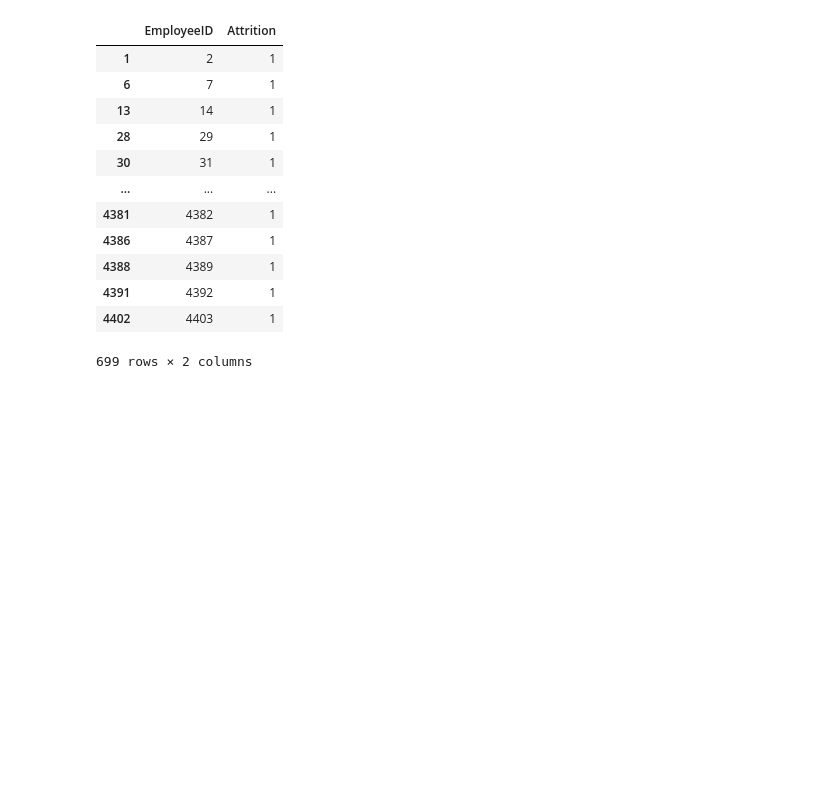
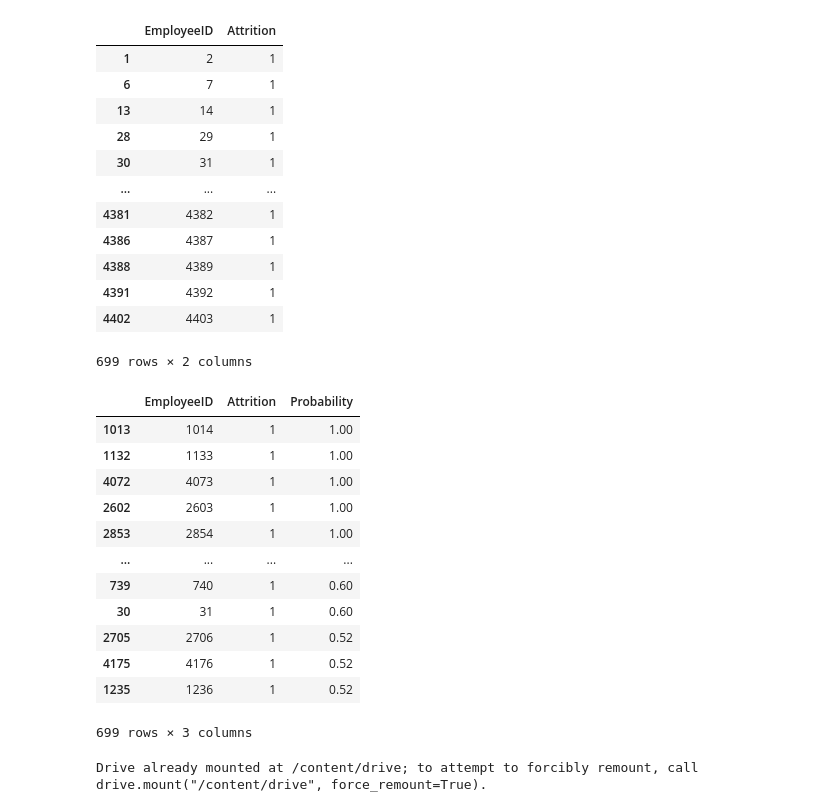
Before and after one commit to santiagogz11/HRProject, a Jupyter notebook: Despliegue.ipynb, the cells around one changed output. Cells and saved outputs as stored; diff of their text form; code cells hidden in the pictures; blank space fills up the shorter version.

```diff
--- a/Despliegue.ipynb
+++ b/Despliegue.ipynb
@@ -42,16 +43,16 @@ for key, value in zip(DataNames.keys(), DataNames.values()):
 df = pd.merge(df_general, df_employee_survey, on = 'EmployeeID', how = 'left')
 df = pd.merge(df, df_manager_survey, on = 'EmployeeID', how = 'left')
 # %%
-df = imputar_f(df, most_frecuently, SimpleImputer, pd)
+df = imputar_f(df, most_frequently, SimpleImputer, pd)
 # %%
-noDummies = df.columns[~df.columns.isin(most_frecuently)].values
+noDummies = df.columns[~df.columns.isin(most_frequently)].values
 # %%
 scaler = MinMaxScaler()
 X_noDummies = scaler.fit_transform(df[noDummies])
 # %%
 X_dummies = pd.get_dummies(df[dummies])
 # %%
-X = pd.concat([pd.DataFrame(X_dummies), pd.DataFrame(X_noDummies, columns=noDummies)], axis = 1)[features]
+X = pd.concat([pd.DataFrame(X_dummies), pd.DataFrame(X_noDummies, columns=noDummies)], axis = 1)[Features]
 # %%
 predict = pd.concat([pd.DataFrame(X.index.values + 1, columns=['EmployeeID']),
                      pd.DataFrame(RandomForestModel.predict(X), columns=['Attrition'])], axis = 1)
@@ -71,3 +72,30 @@ predict.query('Attrition == 1')
 | 4391 | 4392 | 1 |
 | 4402 | 4403 | 1 |
 699 rows × 2 columns
+# %%
+#
+predict_f = pd.concat([predict, pd.DataFrame(RandomForestModel.predict_proba(X)).
+           rename(columns={1:'Probability'})[['Probability']]], axis=1).query('Attrition == 1').sort_values(by='Probability', ascending=False)
+# %%
+predict_f
+# %% [output]
+|  | EmployeeID | Attrition | Probability |
+| 1013 | 1014 | 1 | 1.00 |
+| 1132 | 1133 | 1 | 1.00 |
+| 4072 | 4073 | 1 | 1.00 |
+| 2602 | 2603 | 1 | 1.00 |
+| 2853 | 2854 | 1 | 1.00 |
+| ... | ... | ... | ... |
+| 739 | 740 | 1 | 0.60 |
+| 30 | 31 | 1 | 0.60 |
+| 2705 | 2706 | 1 | 0.52 |
+| 4175 | 4176 | 1 | 0.52 |
+| 1235 | 1236 | 1 | 0.52 |
+699 rows × 3 columns
+# %%
+#Se exporta el despliegue con la predicción de los empleados propensos a retirarse
+from google.colab import drive
+drive.mount('/content/drive')
+predict_f.to_excel('/content/drive/MyDrive/AplicacionesAnalitica/HR/GitHub/HRProject/Prediction.xlsx')
+# %% [output]
+Drive already mounted at /content/drive; to attempt to forcibly remount, call drive.mount("/content/drive", force_remount=True).
```
Also changed, not shown: parts of 3 cells of this notebook, 4 other files.
